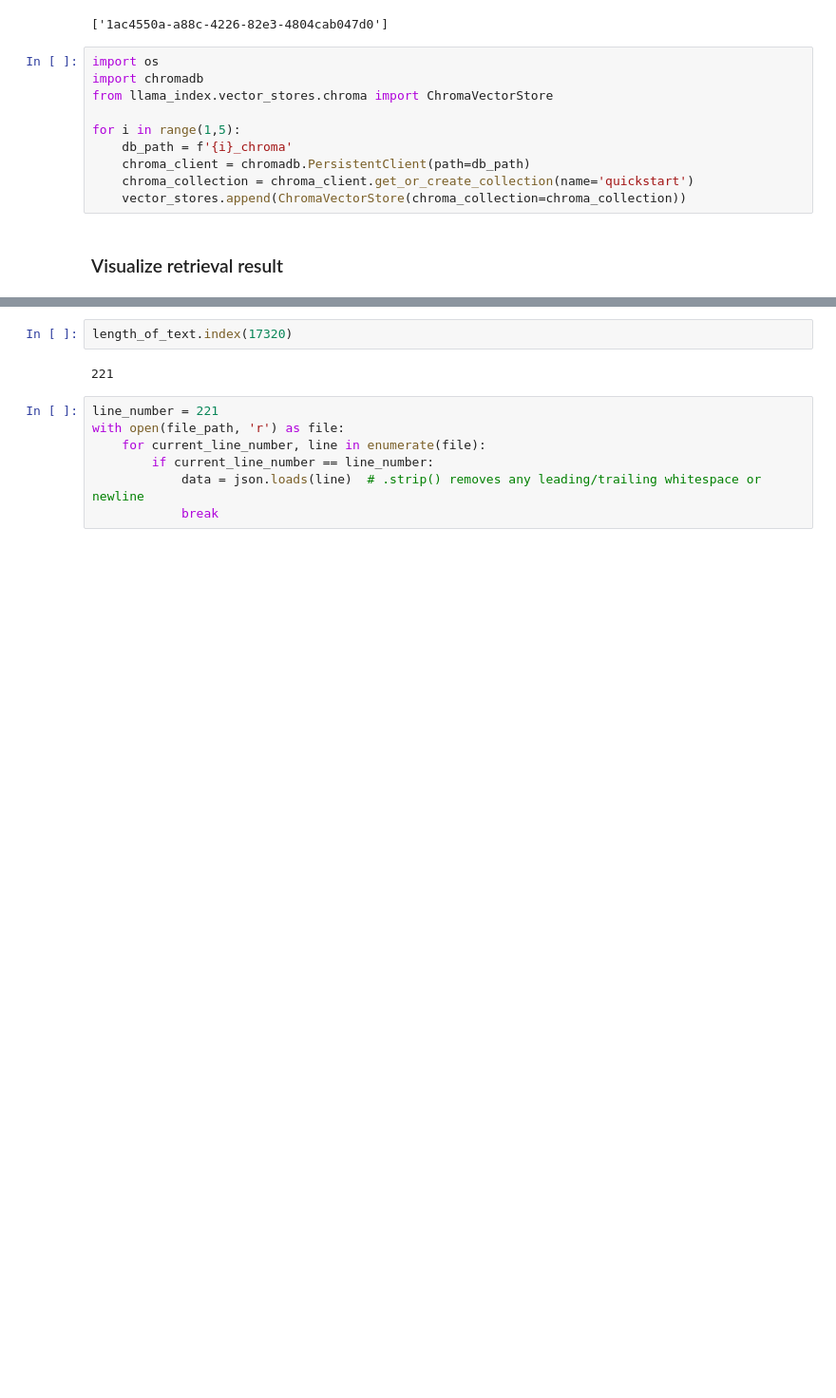
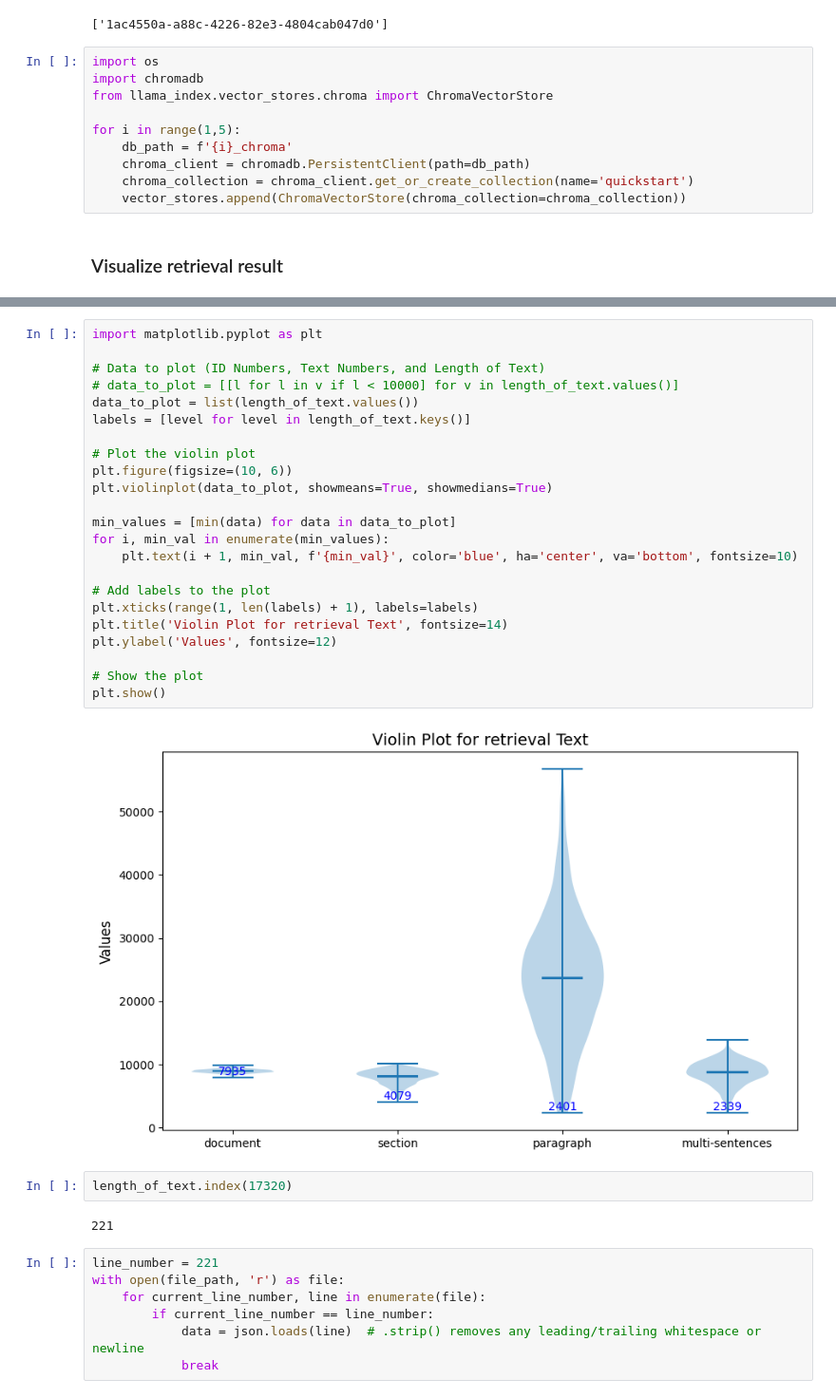
Before and after one commit to zz9tf/Fine-Tuned-GPT-2-with-articles-ground-truth, a Jupyter notebook: code/llamaIndex/experiment/step_4_0_retrieve_contexts/test.ipynb, the cells around one changed output, grey strips where cells are left out. Shown at 95% size. Cells and saved outputs as stored; diff of their text form; blank space fills up the shorter version.

Commit message:
update visualization of sum chunk length

```diff
--- a/code/llamaIndex/experiment/step_4_0_retrieve_contexts/test.ipynb
+++ b/code/llamaIndex/experiment/step_4_0_retrieve_contexts/test.ipynb
@@ -100,3 +102,28 @@ plt.show()
+# %%
+import matplotlib.pyplot as plt
+
+# Data to plot (ID Numbers, Text Numbers, and Length of Text)
+# data_to_plot = [[l for l in v if l < 10000] for v in length_of_text.values()]
+data_to_plot = list(length_of_text.values())
+labels = [level for level in length_of_text.keys()]
+
+# Plot the violin plot
+plt.figure(figsize=(10, 6))
+plt.violinplot(data_to_plot, showmeans=True, showmedians=True)
+
+min_values = [min(data) for data in data_to_plot]
+for i, min_val in enumerate(min_values):
+    plt.text(i + 1, min_val, f'{min_val}', color='blue', ha='center', va='bottom', fontsize=10)
+
+# Add labels to the plot
+plt.xticks(range(1, len(labels) + 1), labels=labels)
+plt.title('Violin Plot for retrieval Text', fontsize=14)
+plt.ylabel('Values', fontsize=12)
+
+# Show the plot
+plt.show()
+# %% [output]
+[figure, added]
 # %%
 length_of_text.index(17320)
 # %% [output]
```
Also changed, not shown: parts of 2 cells of this notebook.
